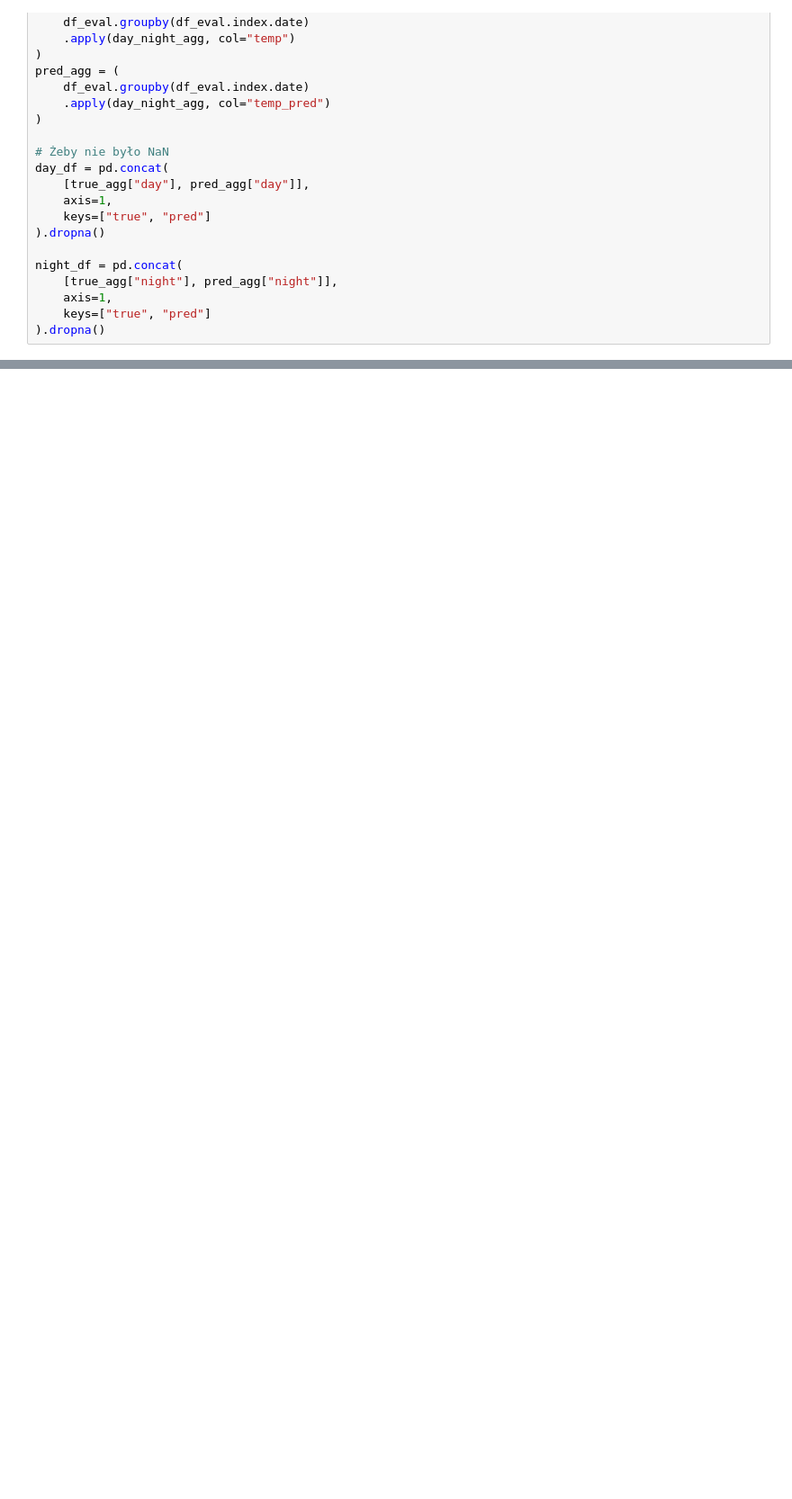
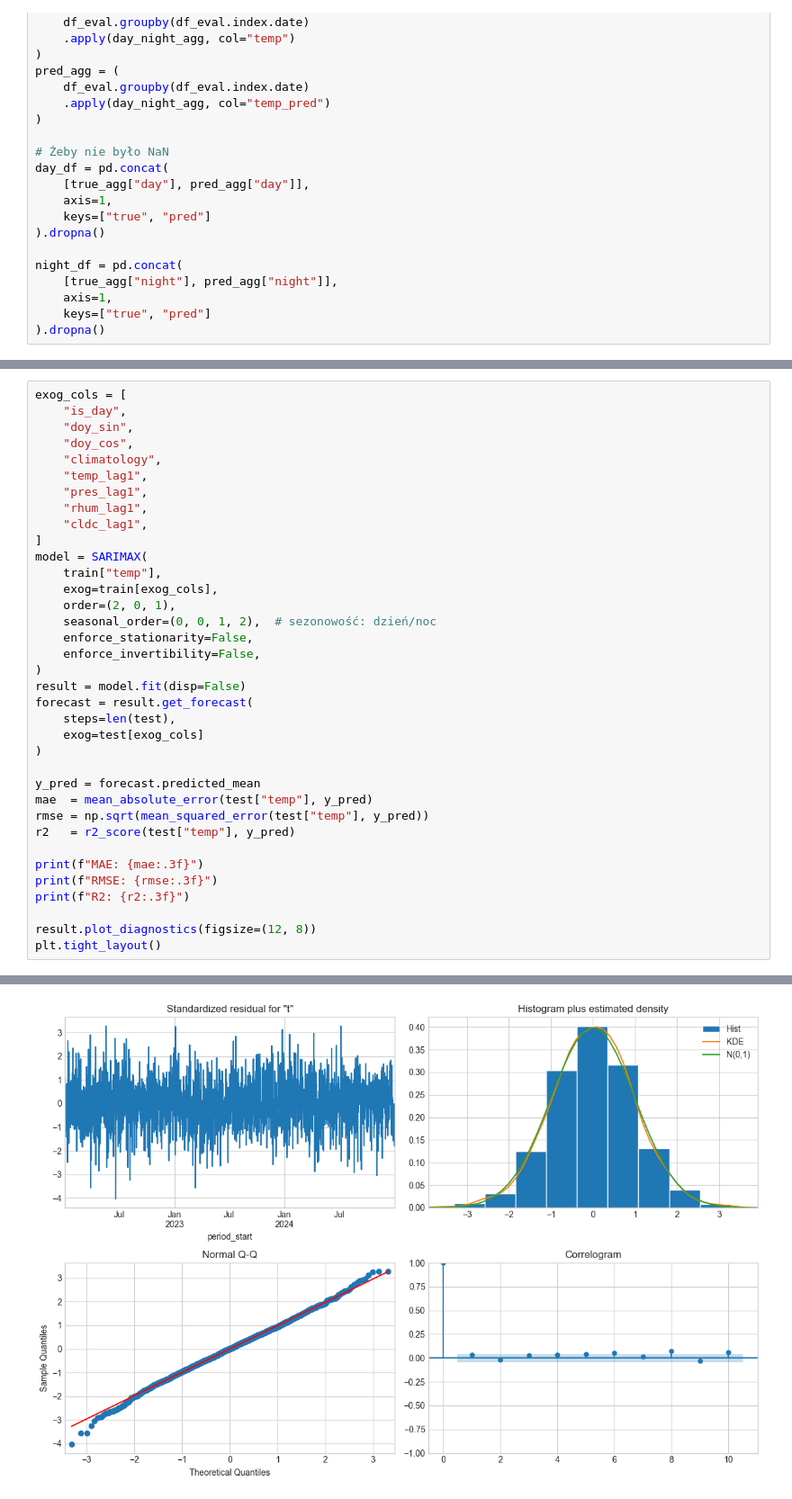
Before and after one commit to WeronikaTarnawska/projekt_pogoda_ml, a Jupyter notebook: temperature_sarima.ipynb, the cells around one changed output, grey strips where cells are left out. Shown at 90% size. Saved outputs shown, nothing was run; the diff lists cells and outputs as text; blank space fills up the shorter version.

```diff
--- a/temperature_sarima.ipynb
+++ b/temperature_sarima.ipynb
@@ -274,0 +383,37 @@ show_results_sarima(true_agg, pred_agg, subset=40)
+# %%
+exog_cols = [
+    "is_day",
+    "doy_sin",
+    "doy_cos",
+    "climatology",
+    "temp_lag1",
+    "pres_lag1",
+    "rhum_lag1",
+    "cldc_lag1",
+]
+model = SARIMAX(
+    train["temp"],
+    exog=train[exog_cols],
+    order=(2, 0, 1),
+    seasonal_order=(0, 0, 1, 2),  # sezonowość: dzień/noc
+    enforce_stationarity=False,
+    enforce_invertibility=False,
+)
+result = model.fit(disp=False)
+forecast = result.get_forecast(
+    steps=len(test),
+    exog=test[exog_cols]
+)
+
+y_pred = forecast.predicted_mean
+mae  = mean_absolute_error(test["temp"], y_pred)
+rmse = np.sqrt(mean_squared_error(test["temp"], y_pred))
+r2   = r2_score(test["temp"], y_pred)
+
+print(f"MAE: {mae:.3f}")
+print(f"RMSE: {rmse:.3f}")
+print(f"R2: {r2:.3f}")
+
+result.plot_diagnostics(figsize=(12, 8))
+plt.tight_layout()
+# %% [output]
@@ -274,0 +423 @@ show_results_sarima(true_agg, pred_agg, subset=40)
+[figure, added]
```
Also changed, not shown: parts of 21 cells of this notebook.
